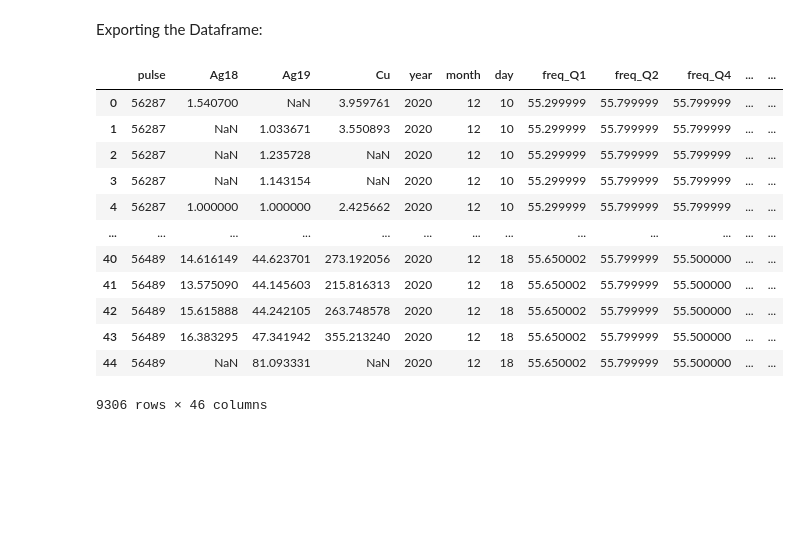
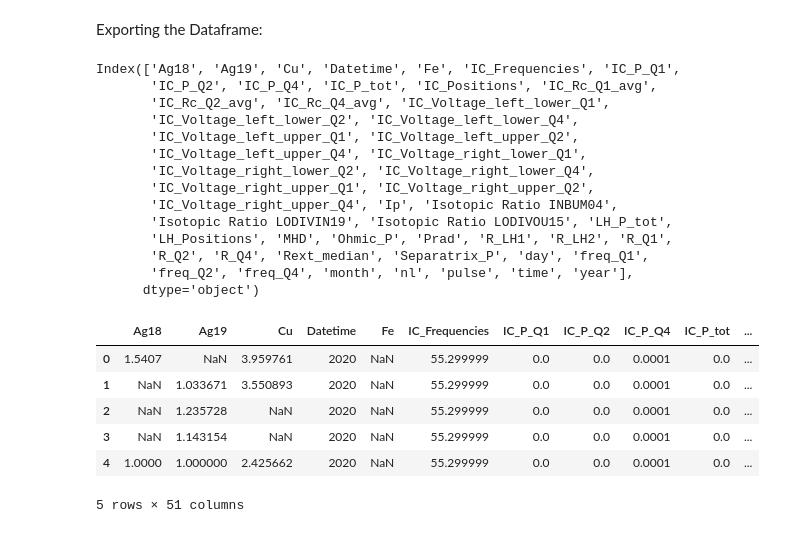
Before and after one commit to jhillairet/WEST_C5, a Jupyter notebook: WEST_C5_resumed_data_create_database.ipynb, the cells around one changed output. Cells and saved outputs as stored; diff of their text form; code cells hidden in the pictures; blank space fills up the shorter version.

```diff
--- a/WEST_C5_resumed_data_create_database.ipynb
+++ b/WEST_C5_resumed_data_create_database.ipynb
@@ -20,8 +17,15 @@ import numpy as np
 import pandas as pd
 import matplotlib.pyplot as plt
 plt.rcParams['figure.figsize'] = (10,6)
-from tqdm.notebook import tqdm
-#from scipy.optimize import curve_fit
-#import seaborn as sns
-#sns.set_style('whitegrid')
+try:
+    from tqdm.notebook import tqdm
+except ImportError as e:
+    from tqdm import tqdm
+
+try:
+    from pppat.control_room.signals import *
+except ImportError as e:
+    sys.path.append('../../PPPAT/')
+    from pppat.control_room.signals import *
+
 from pulse_database import PulseDB
@@ -97,11 +101,13 @@ for pulse in tqdm(db.pulse_list):
                 rows['time'] = np.squeeze(ts)
 
         except IndexError as e:
-            y, t = db.get_signal(pulse, signame)
             # deals with resumed data (like IC frequencies):
             # replicate the data for the number of pieces
-            if y.ndim == 1:
+            if y.ndim == 1 and len(y)>1:
                 ys = np.tile(y, (int(nb_pieces),1))
+            else:
+                # fill with 0 if empty arrays
+                ys = np.zeros(nb_pieces)
 
         except ValueError as e:
             ys = np.zeros(nb_pieces)
@@ -118,10 +124,13 @@ for pulse in tqdm(db.pulse_list):
             rows['R_Q1'] = ys[:,0]
             rows['R_Q2'] = ys[:,1]
             rows['R_Q4'] = ys[:,2]
-        if signame == 'Datetime':
-            rows['year'] = ys[:,0]
-            rows['month']= ys[:,1]
-            rows['day']  = ys[:,2]
+        try:
+            if signame == 'Datetime':
+                rows['year'] = ys[:,0]
+                rows['month']= ys[:,1]
+                rows['day']  = ys[:,2]
+        except Exception as e:
+            pass
         else:
 
             if ys.ndim > 1:  # if to deal with the case of zeros (ValueError previously)
@@ -134,20 +151,31 @@ for pulse in tqdm(db.pulse_list):
 # %% [markdown]
 Exporting the Dataframe:
+# %%
+data.columns
+# %% [output]
+Index(['Ag18', 'Ag19', 'Cu', 'Datetime', 'Fe', 'IC_Frequencies', 'IC_P_Q1',
+       'IC_P_Q2', 'IC_P_Q4', 'IC_P_tot', 'IC_Positions', 'IC_Rc_Q1_avg',
+       'IC_Rc_Q2_avg', 'IC_Rc_Q4_avg', 'IC_Voltage_left_lower_Q1',
+       'IC_Voltage_left_lower_Q2', 'IC_Voltage_left_lower_Q4',
+       'IC_Voltage_left_upper_Q1', 'IC_Voltage_left_upper_Q2',
+       'IC_Voltage_left_upper_Q4', 'IC_Voltage_right_lower_Q1',
+       'IC_Voltage_right_lower_Q2', 'IC_Voltage_right_lower_Q4',
+       'IC_Voltage_right_upper_Q1', 'IC_Voltage_right_upper_Q2',
+       'IC_Voltage_right_upper_Q4', 'Ip', 'Isotopic Ratio INBUM04',
+       'Isotopic Ratio LODIVIN19', 'Isotopic Ratio LODIVOU15', 'LH_P_tot',
+       'LH_Positions', 'MHD', 'Ohmic_P', 'Prad', 'R_LH1', 'R_LH2', 'R_Q1',
+       'R_Q2', 'R_Q4', 'Rext_median', 'Separatrix_P', 'day', 'freq_Q1',
+       'freq_Q2', 'freq_Q4', 'month', 'nl', 'pulse', 'time', 'year'],
+      dtype='object')
 # %%
 data.to_csv(file_output)
 # %%
-data
+data.head()
 # %% [output]
-|  | pulse | Ag18 | Ag19 | Cu | year | month | day | freq_Q1 | freq_Q2 | freq_Q4 | ... | ... |
-| 0 | 56287 | 1.540700 | NaN | 3.959761 | 2020 | 12 | 10 | 55.299999 | 55.799999 | 55.799999 | ... | ... |
-| 1 | 56287 | NaN | 1.033671 | 3.550893 | 2020 | 12 | 10 | 55.299999 | 55.799999 | 55.799999 | ... | ... |
-| 2 | 56287 | NaN | 1.235728 | NaN | 2020 | 12 | 10 | 55.299999 | 55.799999 | 55.799999 | ... | ... |
-| 3 | 56287 | NaN | 1.143154 | NaN | 2020 | 12 | 10 | 55.299999 | 55.799999 | 55.799999 | ... | ... |
-| 4 | 56287 | 1.000000 | 1.000000 | 2.425662 | 2020 | 12 | 10 | 55.299999 | 55.799999 | 55.799999 | ... | ... |
-| ... | ... | ... | ... | ... | ... | ... | ... | ... | ... | ... | ... | ... |
-| 40 | 56489 | 14.616149 | 44.623701 | 273.192056 | 2020 | 12 | 18 | 55.650002 | 55.799999 | 55.500000 | ... | ... |
-| 41 | 56489 | 13.575090 | 44.145603 | 215.816313 | 2020 | 12 | 18 | 55.650002 | 55.799999 | 55.500000 | ... | ... |
-| 42 | 56489 | 15.615888 | 44.242105 | 263.748578 | 2020 | 12 | 18 | 55.650002 | 55.799999 | 55.500000 | ... | ... |
-| 43 | 56489 | 16.383295 | 47.341942 | 355.213240 | 2020 | 12 | 18 | 55.650002 | 55.799999 | 55.500000 | ... | ... |
-| 44 | 56489 | NaN | 81.093331 | NaN | 2020 | 12 | 18 | 55.650002 | 55.799999 | 55.500000 | ... | ... |
+|  | Ag18 | Ag19 | Cu | Datetime | Fe | IC_Frequencies | IC_P_Q1 | IC_P_Q2 | IC_P_Q4 | IC_P_tot | ... |
+| 0 | 1.5407 | NaN | 3.959761 | 2020 | NaN | 55.299999 | 0.0 | 0.0 | 0.0001 | 0.0 | ... |
+| 1 | NaN | 1.033671 | 3.550893 | 2020 | NaN | 55.299999 | 0.0 | 0.0 | 0.0001 | 0.0 | ... |
+| 2 | NaN | 1.235728 | NaN | 2020 | NaN | 55.299999 | 0.0 | 0.0 | 0.0001 | 0.0 | ... |
+| 3 | NaN | 1.143154 | NaN | 2020 | NaN | 55.299999 | 0.0 | 0.0 | 0.0001 | 0.0 | ... |
+| 4 | 1.0000 | 1.000000 | 2.425662 | 2020 | NaN | 55.299999 | 0.0 | 0.0 | 0.0001 | 0.0 | ... |
-9306 rows × 46 columns
+5 rows × 51 columns
```
Also changed, not shown: parts of 6 cells of this notebook, 1 other file.
